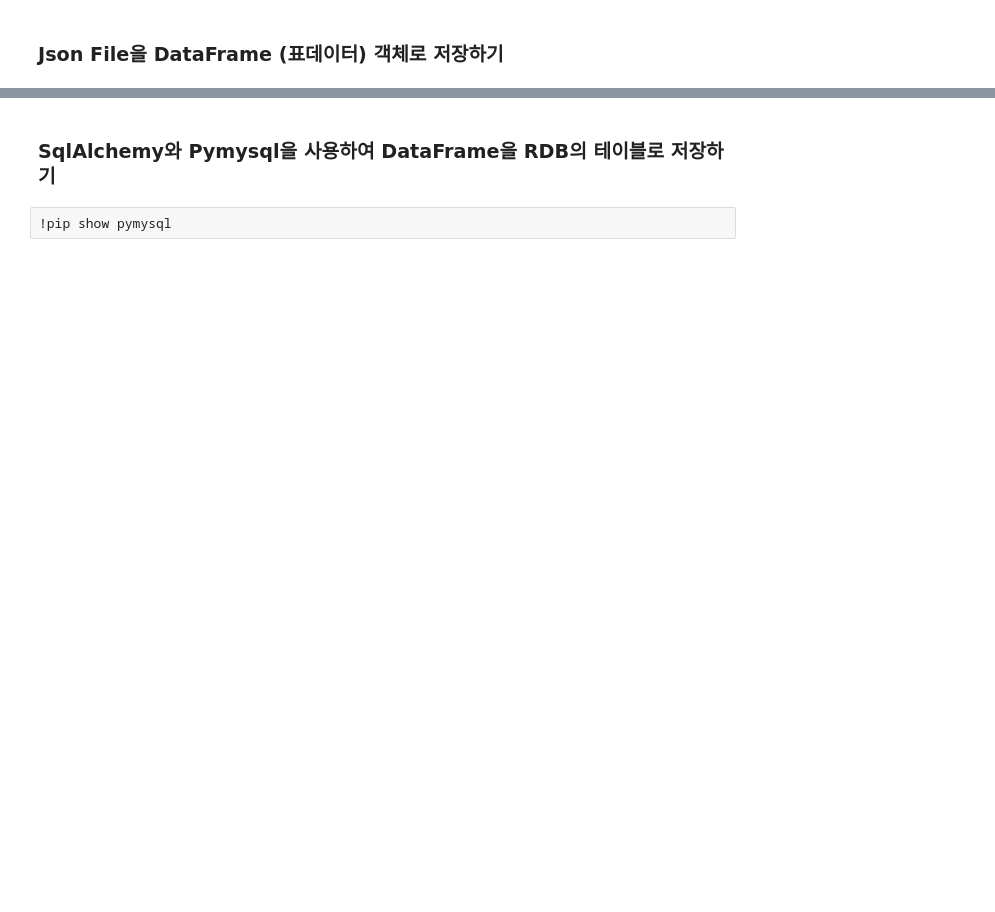
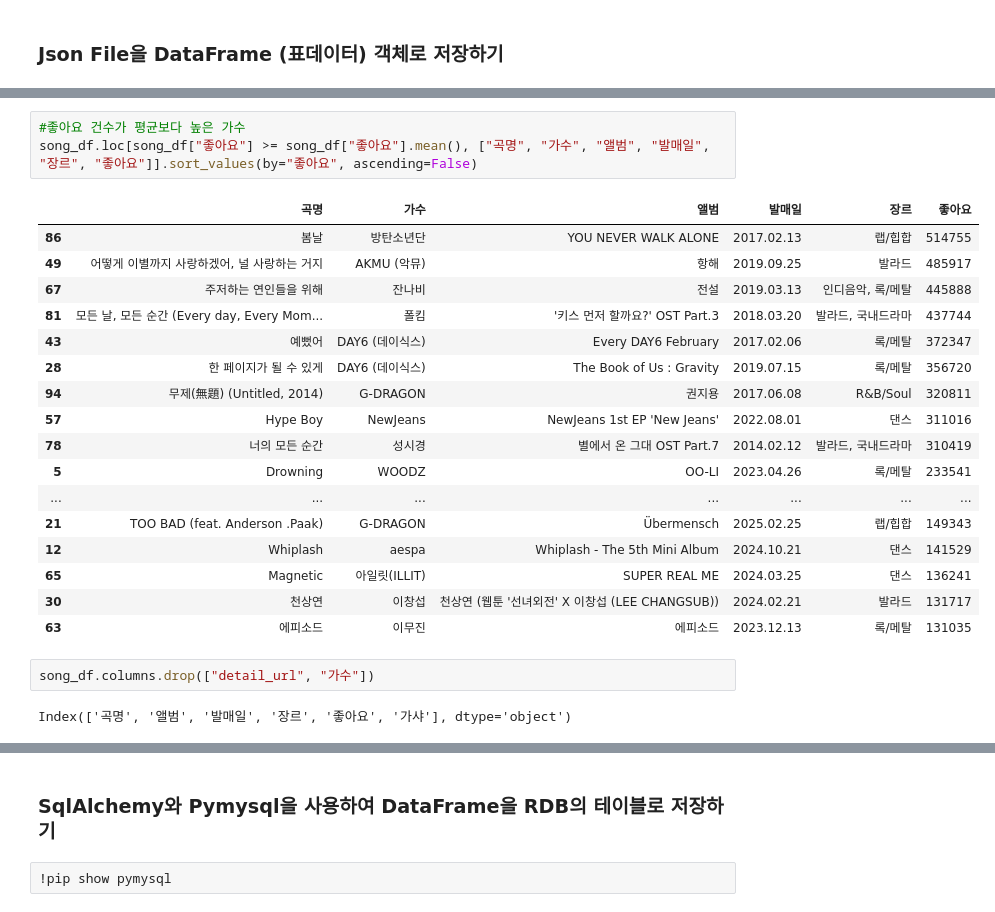
Before and after one commit to Choi-Sungyun0716/Python_WebScraping_Analysis, a Jupyter notebook: 04.Melon100차트_데이터파싱_DB저장.ipynb, the cells around one changed output, grey strips where cells are left out. Saved outputs shown, nothing was run; the diff lists cells and outputs as text; blank space fills up the shorter version.

```diff
--- a/04.Melon100차트_데이터파싱_DB저장.ipynb
+++ b/04.Melon100차트_데이터파싱_DB저장.ipynb
@@ -135,0 +312,25 @@ array(['G-DRAGON', 'IVE (아이브)', '황가람', 'aespa', '로제 (ROSÉ)', 'P
+# %%
+#좋아요 건수가 평균보다 높은 가수
+song_df.loc[song_df["좋아요"] >= song_df["좋아요"].mean(), ["곡명", "가수", "앨범", "발매일", "장르", "좋아요"]].sort_values(by="좋아요", ascending=False)
+# %% [output]
+|  | 곡명 | 가수 | 앨범 | 발매일 | 장르 | 좋아요 |
+| 86 | 봄날 | 방탄소년단 | YOU NEVER WALK ALONE | 2017.02.13 | 랩/힙합 | 514755 |
+| 49 | 어떻게 이별까지 사랑하겠어, 널 사랑하는 거지 | AKMU (악뮤) | 항해 | 2019.09.25 | 발라드 | 485917 |
+| 67 | 주저하는 연인들을 위해 | 잔나비 | 전설 | 2019.03.13 | 인디음악, 록/메탈 | 445888 |
+| 81 | 모든 날, 모든 순간 (Every day, Every Mom... | 폴킴 | '키스 먼저 할까요?' OST Part.3 | 2018.03.20 | 발라드, 국내드라마 | 437744 |
+| 43 | 예뻤어 | DAY6 (데이식스) | Every DAY6 February | 2017.02.06 | 록/메탈 | 372347 |
+| 28 | 한 페이지가 될 수 있게 | DAY6 (데이식스) | The Book of Us : Gravity | 2019.07.15 | 록/메탈 | 356720 |
+| 94 | 무제(無題) (Untitled, 2014) | G-DRAGON | 권지용 | 2017.06.08 | R&B/Soul | 320811 |
+| 57 | Hype Boy | NewJeans | NewJeans 1st EP 'New Jeans' | 2022.08.01 | 댄스 | 311016 |
+| 78 | 너의 모든 순간 | 성시경 | 별에서 온 그대 OST Part.7 | 2014.02.12 | 발라드, 국내드라마 | 310419 |
+| 5 | Drowning | WOODZ | OO-LI | 2023.04.26 | 록/메탈 | 233541 |
+| ... | ... | ... | ... | ... | ... | ... |
+| 21 | TOO BAD (feat. Anderson .Paak) | G-DRAGON | Übermensch | 2025.02.25 | 랩/힙합 | 149343 |
+| 12 | Whiplash | aespa | Whiplash - The 5th Mini Album | 2024.10.21 | 댄스 | 141529 |
+| 65 | Magnetic | 아일릿(ILLIT) | SUPER REAL ME | 2024.03.25 | 댄스 | 136241 |
+| 30 | 천상연 | 이창섭 | 천상연 (웹툰 '선녀외전' X 이창섭 (LEE CHANGSUB)) | 2024.02.21 | 발라드 | 131717 |
+| 63 | 에피소드 | 이무진 | 에피소드 | 2023.12.13 | 록/메탈 | 131035 |
+# %%
+song_df.columns.drop(["detail_url", "가수"])
+# %% [output]
+Index(['곡명', '앨범', '발매일', '장르', '좋아요', '가샤'], dtype='object')
```
Also changed, not shown: parts of 35 cells of this notebook, 9 other files.
